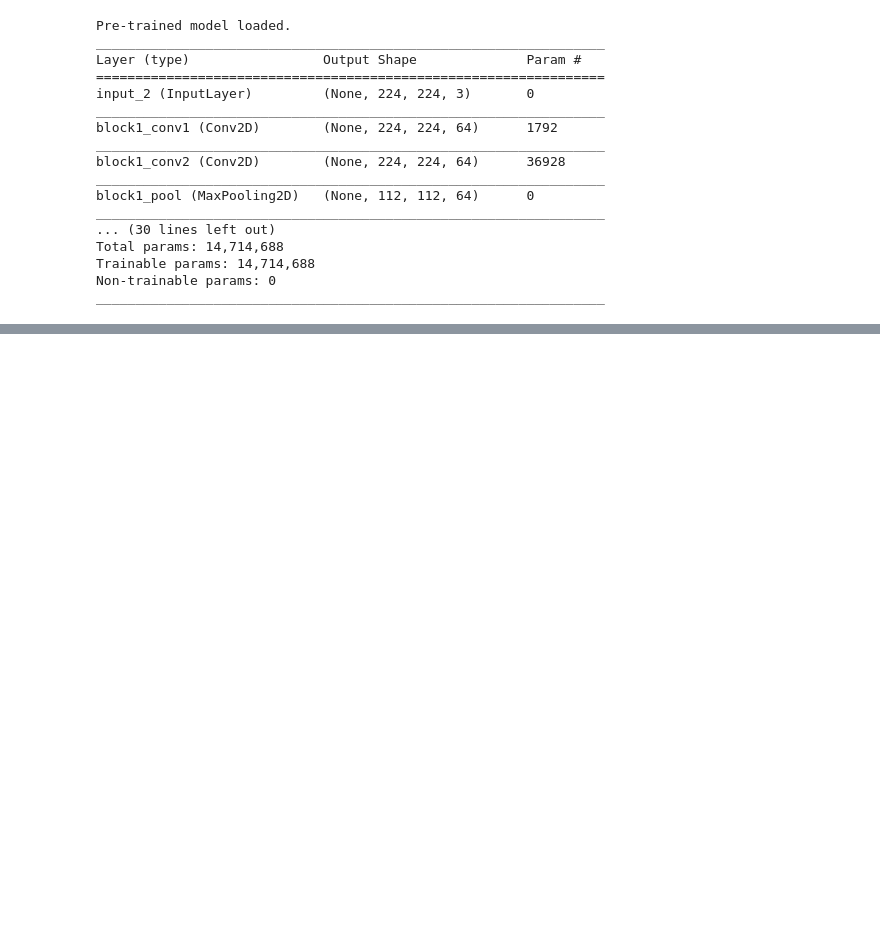
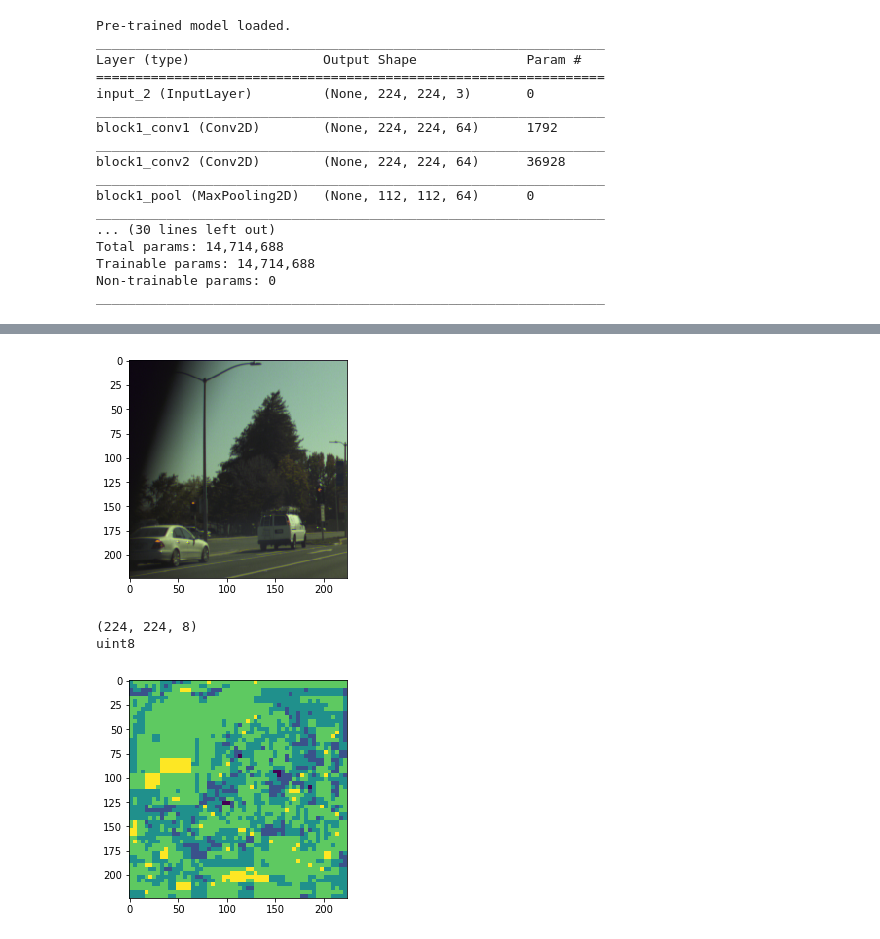
Before and after one commit to rdjondo/SimplisticSSD, a Jupyter notebook: MySSD_experiment.ipynb, the cells around one changed output, grey strips where cells are left out. Saved outputs shown, nothing was run; the diff lists cells and outputs as text; code cells hidden in the pictures; blank space fills up the shorter version.

```diff
--- a/MySSD_experiment.ipynb
+++ b/MySSD_experiment.ipynb
@@ -309,6 +316,8 @@ def generator(steps_per_epoch = 200):
 
     batch_idx = 0
     continue_running = True
+
+    filter_only_images_region_with_traffic_light = False
 
 
     while continue_running:
@@ -346,10 +355,15 @@ def generator(steps_per_epoch = 200):
             label_image = generate_label_image(segmented_image, label_encoder)
 
             #TODO : Remove this debug point
-            if np.any(segmented_image):
+            if np.any(segmented_image) and filter_only_images_region_with_traffic_light:
                 batch_idx += 1
                 label_image_y.append(label_image)
                 image_X.append( image_train )
+            elif not filter_only_images_region_with_traffic_light:
+                batch_idx += 1
+                label_image_y.append(label_image)
+                image_X.append( image_train )
+
 
             if batch_idx >= batch_size :
                 X = np.array(image_X).astype(np.uint8)
@@ -413,5 +427,9 @@ Total params: 14,714,688
 Trainable params: 14,714,688
 Non-trainable params: 0
 _________________________________________________________________
+# %%
+# Get input dimensions
+input_height = base_model.layers[0].input_shape[1]
+input_width = base_model.layers[0].input_shape[2]
 # %%
 # Extract pooling layers out of VGG-16
@@ -498,7 +519,7 @@ True
 # %%
-model.compile(optimizer='adam', loss='categorical_crossentropy')
+model.compile(optimizer='adam', loss='categorical_crossentropy', metrics=['categorical_accuracy'])
 
-steps_per_ep = 50
+steps_per_ep = 25
 history = model.fit_generator(generator(steps_per_epoch=steps_per_ep), steps_per_ep, epochs=10)
 # %% [output]
 Epoch 1/10
@@ -519,0 +542,20 @@ Epoch 8/10
+# %%
+
+img = cv2.cvtColor( cv2.imread( image_path), cv2.COLOR_BGR2RGB )
+img = preprocess_image(img)
+
+plt.imshow( img)
+plt.show()
+
+seg= model.predict(img.reshape(1,224,224,3))
+
+seg = seg.reshape(224,224,8).astype(np.uint8)
+print(seg.shape)
+print(seg.dtype)
+plt.imshow( seg[:,:,0].astype(np.uint8))
+plt.show()
+# %% [output]
+[figure, added]
+(224, 224, 8)
+uint8
+[figure, added]
```
Also changed, not shown: parts of 6 cells of this notebook.
